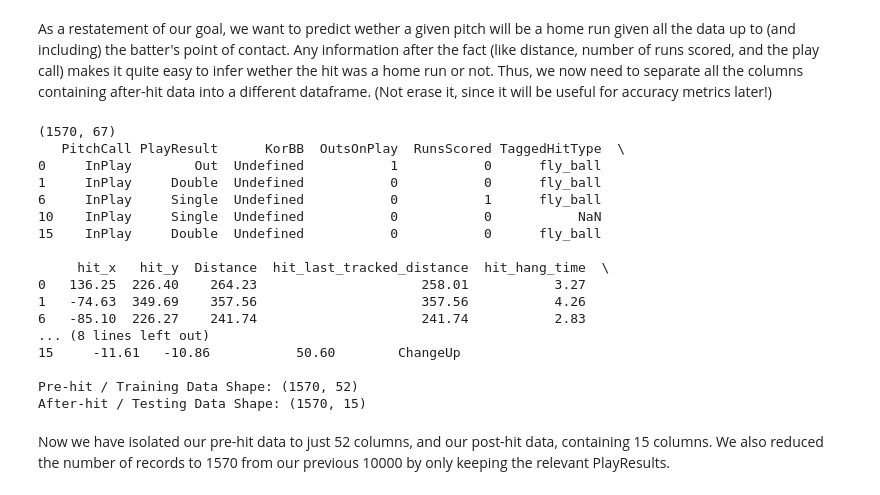
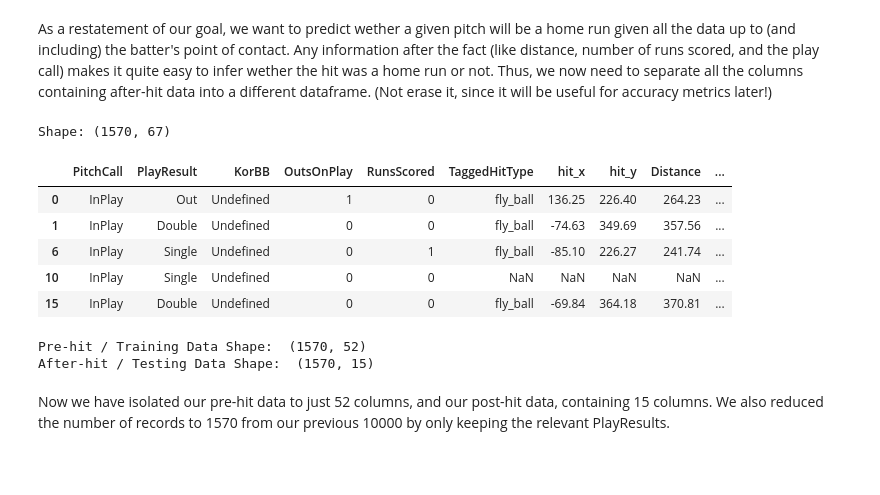
Before and after one commit to dylan-dang/baseball-ml-project, a Jupyter notebook: notebook.ipynb, the cells around one changed output. Drawn from its saved outputs; the diff is of its cells as text; code cells hidden in the pictures; blank space fills up the shorter version.

```diff
--- a/notebook.ipynb
+++ b/notebook.ipynb
@@ -242,56 +228,46 @@ relevant_play_results = ['Single', 'Double', 'Triple', 'HomeRun', 'Out']
 
 # Filter the dataset to keep only relevant play results
 data = data[data['PlayResult'].isin(relevant_play_results)]
 
 # now lets drop those columns
 after_hit_cols = [
     "PitchCall",
     "PlayResult",
     "KorBB",
     "OutsOnPlay",
     "RunsScored",
     "TaggedHitType",
     "hit_x",
     "hit_y",
     "Distance",
     "hit_last_tracked_distance",
     "hit_hang_time",
     "Direction",
     "Bearing",
     "hit_max_height",
     "TaggedPitchType"
 ]
 
-#Print before size
-print(data.shape)
+print("Shape:", data.shape)
 
 after_hit_data = data[after_hit_cols]
 data = data.drop(columns=after_hit_cols)
 
-print(after_hit_data.head())
+after_hit_data.head()
 
 #Print after sizes to confirm proper split
-print()
-print("Pre-hit / Training Data Shape: "+str(data.shape))
-print("After-hit / Testing Data Shape: "+str(after_hit_data.shape))
+print("Pre-hit / Training Data Shape: ", data.shape)
+print("After-hit / Testing Data Shape: ", after_hit_data.shape)
 # %% [output]
-(1570, 67)
-   PitchCall PlayResult      KorBB  OutsOnPlay  RunsScored TaggedHitType  \
-0     InPlay        Out  Undefined           1           0      fly_ball
-1     InPlay     Double  Undefined           0           0      fly_ball
-6     InPlay     Single  Undefined           0           1      fly_ball
-10    InPlay     Single  Undefined           0           0           NaN
-15    InPlay     Double  Undefined           0           0      fly_ball
-
-     hit_x   hit_y  Distance  hit_last_tracked_distance  hit_hang_time  \
-0   136.25  226.40    264.23                     258.01           3.27
-1   -74.63  349.69    357.56                     357.56           4.26
-6   -85.10  226.27    241.74                     241.74           2.83
-... (8 lines left out)
-15     -11.61   -10.86           50.60        ChangeUp
-
-Pre-hit / Training Data Shape: (1570, 52)
-After-hit / Testing Data Shape: (1570, 15)
+Shape: (1570, 67)
+|  | PitchCall | PlayResult | KorBB | OutsOnPlay | RunsScored | TaggedHitType | hit_x | hit_y | Distance | ... |
+| 0 | InPlay | Out | Undefined | 1 | 0 | fly_ball | 136.25 | 226.40 | 264.23 | ... |
+| 1 | InPlay | Double | Undefined | 0 | 0 | fly_ball | -74.63 | 349.69 | 357.56 | ... |
+| 6 | InPlay | Single | Undefined | 0 | 1 | fly_ball | -85.10 | 226.27 | 241.74 | ... |
+| 10 | InPlay | Single | Undefined | 0 | 0 | NaN | NaN | NaN | NaN | ... |
+| 15 | InPlay | Double | Undefined | 0 | 0 | fly_ball | -69.84 | 364.18 | 370.81 | ... |
+Pre-hit / Training Data Shape:  (1570, 52)
+After-hit / Testing Data Shape:  (1570, 15)
 # %% [markdown]
 Now we have isolated our pre-hit data to just 52 columns, and our post-hit data, containing 15 columns. We also reduced the number of records to 1570 from our previous 10000 by only keeping the relevant PlayResults.
 # %% [markdown]
```
Also changed, not shown: parts of 11 cells of this notebook.
